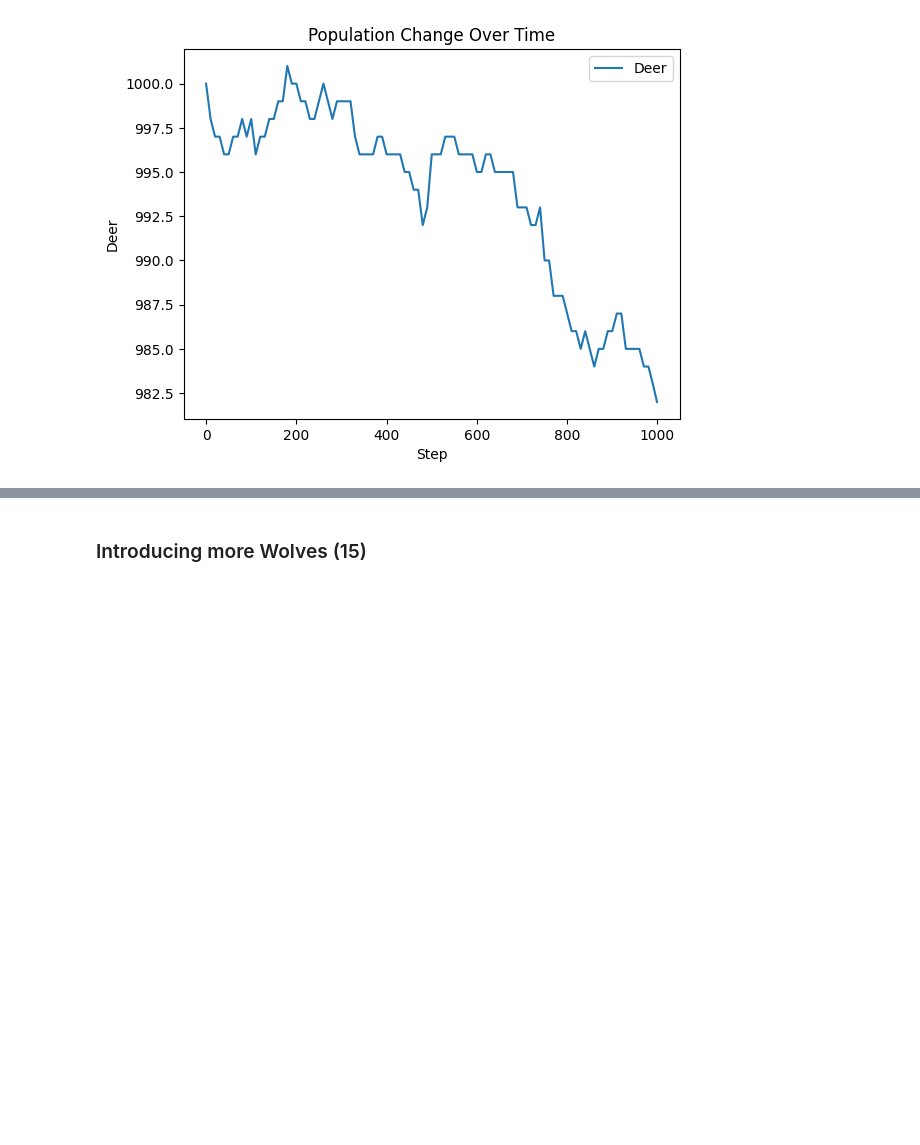
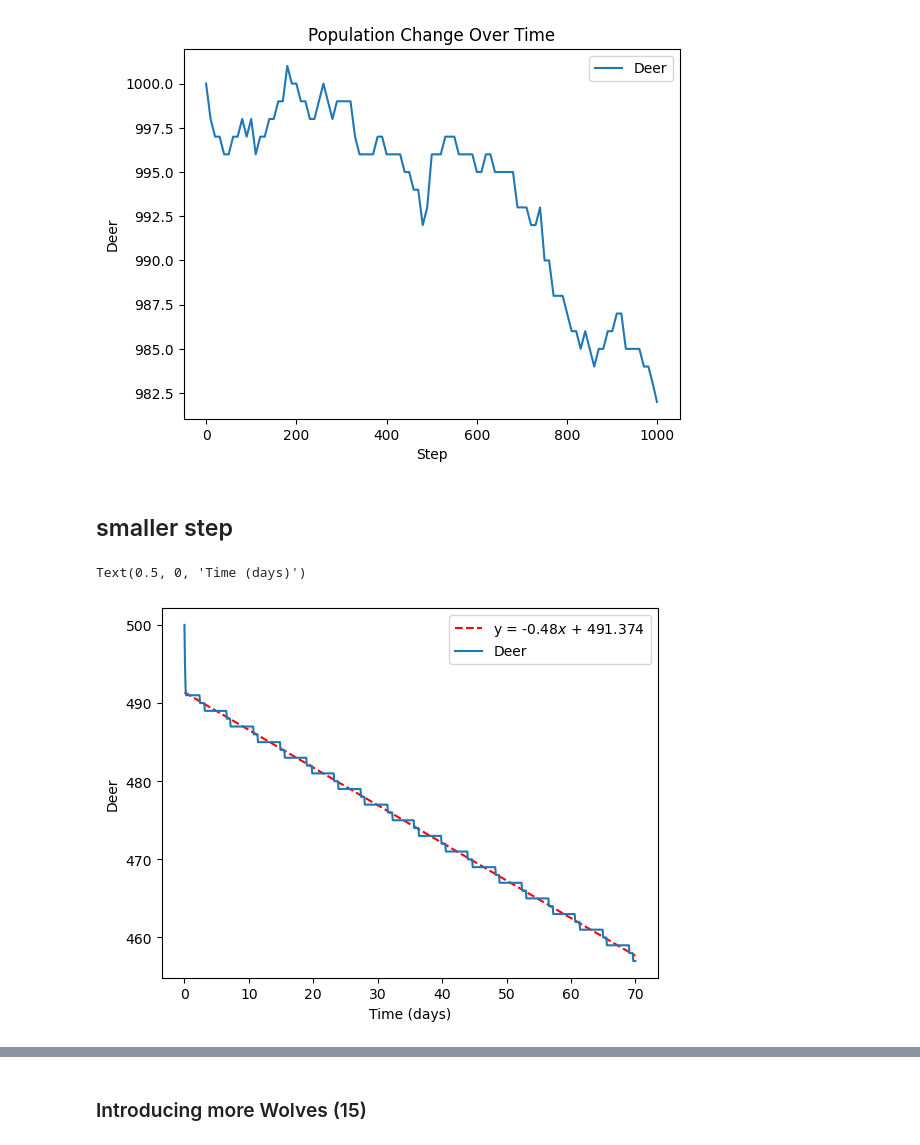
Before and after one commit to LukeRDuob/MDM3_wolf_reintroducution, a Jupyter notebook: project/ABM/notebook.ipynb, the cells around one changed output, grey strips where cells are left out. Saved outputs shown, nothing was run; the diff lists cells and outputs as text; code cells hidden in the pictures; blank space fills up the shorter version.

```diff
--- a/project/ABM/notebook.ipynb
+++ b/project/ABM/notebook.ipynb
@@ -80,3 +80,5 @@ plt.title("Population Change Over Time")
 # %% [output]
 Text(0.5, 1.0, 'Population Change Over Time')
 [figure]
+# %% [markdown]
+## smaller step
@@ -82,0 +130,24 @@ Text(0.5, 1.0, 'Population Change Over Time')
+# %%
+luke_results_df['Time'] = luke_results_df["Step"] * step_size/12
+
+
+
+# polyfit to see rate of population decrease
+x = luke_results_df['Time'].values
+y = luke_results_df['Deer'].values
+
+# Linear regression (1st-degree polynomial)
+m2, b = np.polyfit(x,y,1)
+y_fit = m2*(x) + b
+
+# m1, m2, b = np.polyfit(x, y, 2)
+# y_fit = m1*(x**2) + (m2 * x) + b
+
+#plot
+plt.plot(x, y_fit, linestyle='--', color='red', label=f"y = {m2:.2g}$x$ + {b:.3f}")
+# plt.plot(x, y_fit, linestyle='--', color='red', label=f"y = {m1:.2g}$x^2$ + {m2:.2g}$x$ + {b:.3f}")
+sns.lineplot(data=luke_results_df, x='Time', y='Deer', label='Deer')
+plt.xlabel('Time (days)')
+# %% [output]
+Text(0.5, 0, 'Time (days)')
+[figure, added]
```
Also changed, not shown: parts of 3 cells of this notebook, 5 other files.
